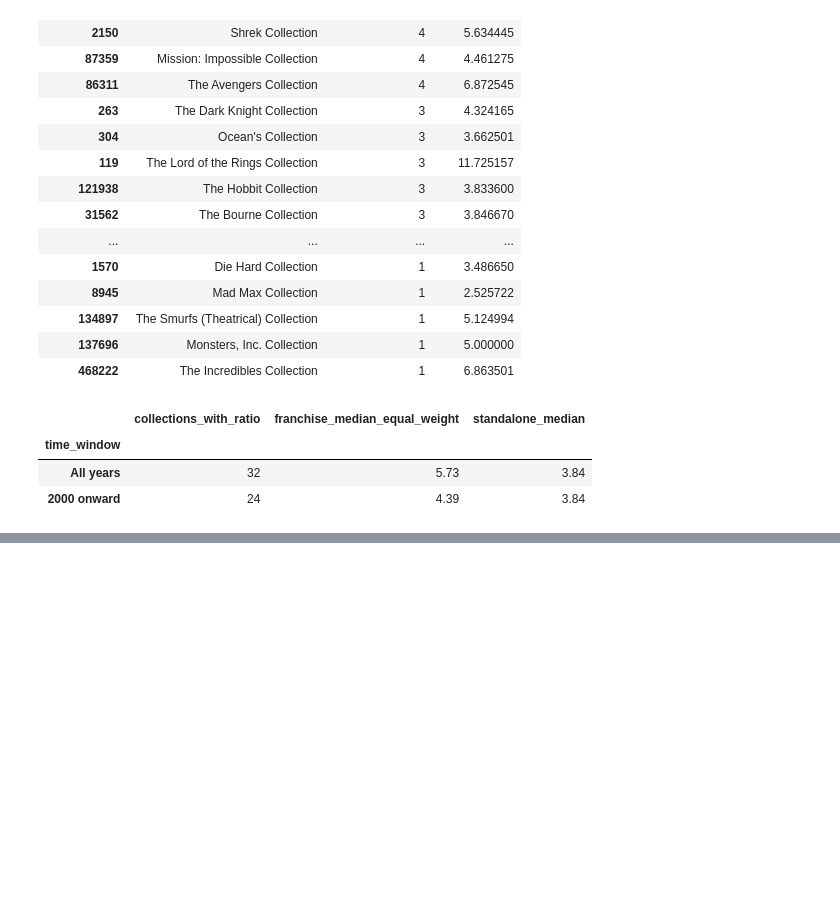
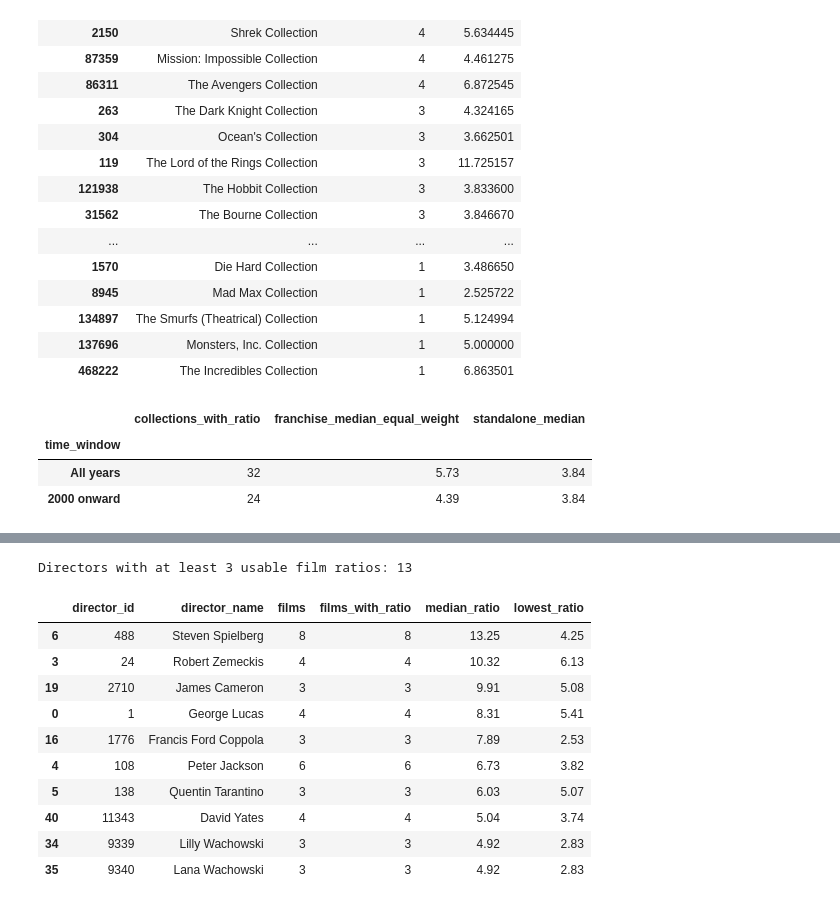
Before and after one commit to paulbletcher/lab2, a Jupyter notebook: data profile/tmdb_data_profile.ipynb, the cells around one changed output, grey strips where cells are left out. Cells and saved outputs as stored; diff of their text form; code cells hidden in the pictures; blank space fills up the shorter version.

```diff
--- a/data profile/tmdb_data_profile.ipynb
+++ b/data profile/tmdb_data_profile.ipynb
@@ -488,0 +508,20 @@ ImportError: cannot import name 'flatten_lead_actors' from 'pipeline.transform'
+# %%
+director_films = directors.merge(
+    flat_movies[["tmdb_id", "title", "release_date", "revenue_to_budget"]],
+    on="tmdb_id",
+    how="left",
+    validate="many_to_one",
+    indicator=True,
+)
+
+assert len(director_films) == len(directors)
+assert director_films["_merge"].eq("both").all(), "Some director rows have no matching movie."
+
+director_films = director_films.drop(columns="_merge")
+
+display(
+    director_films.loc[
+        director_films["director_id"].eq(525),
+        ["director_name", "title", "revenue_to_budget"],
+    ]
+)
@@ -488,0 +537,37 @@ ImportError: cannot import name 'flatten_lead_actors' from 'pipeline.transform'
+# %%
+director_summary = (
+    director_films.groupby("director_id", as_index=False)
+    .agg(
+        director_name=("director_name", "first"),
+        films=("tmdb_id", "nunique"),
+        films_with_ratio=("revenue_to_budget", "count"),
+        median_ratio=("revenue_to_budget", "median"),
+        lowest_ratio=("revenue_to_budget", "min"),
+    )
+)
+
+min_films = 3
+
+director_ranking = (
+    director_summary.loc[director_summary["films_with_ratio"].ge(min_films)]
+    .sort_values(
+        ["median_ratio", "films_with_ratio", "director_id"],
+        ascending=[False, False, True],
+    )
+)
+
+print(f"Directors with at least {min_films} usable film ratios: {len(director_ranking)}")
+display(director_ranking.head(10).round(2))
+# %% [output]
+Directors with at least 3 usable film ratios: 13
+|  | director_id | director_name | films | films_with_ratio | median_ratio | lowest_ratio |
+| 6 | 488 | Steven Spielberg | 8 | 8 | 13.25 | 4.25 |
+| 3 | 24 | Robert Zemeckis | 4 | 4 | 10.32 | 6.13 |
+| 19 | 2710 | James Cameron | 3 | 3 | 9.91 | 5.08 |
+| 0 | 1 | George Lucas | 4 | 4 | 8.31 | 5.41 |
+| 16 | 1776 | Francis Ford Coppola | 3 | 3 | 7.89 | 2.53 |
+| 4 | 108 | Peter Jackson | 6 | 6 | 6.73 | 3.82 |
+| 5 | 138 | Quentin Tarantino | 3 | 3 | 6.03 | 5.07 |
+| 40 | 11343 | David Yates | 4 | 4 | 5.04 | 3.74 |
+| 34 | 9339 | Lilly Wachowski | 3 | 3 | 4.92 | 2.83 |
+| 35 | 9340 | Lana Wachowski | 3 | 3 | 4.92 | 2.83 |
```
Also changed, not shown: parts of 10 cells of this notebook.
